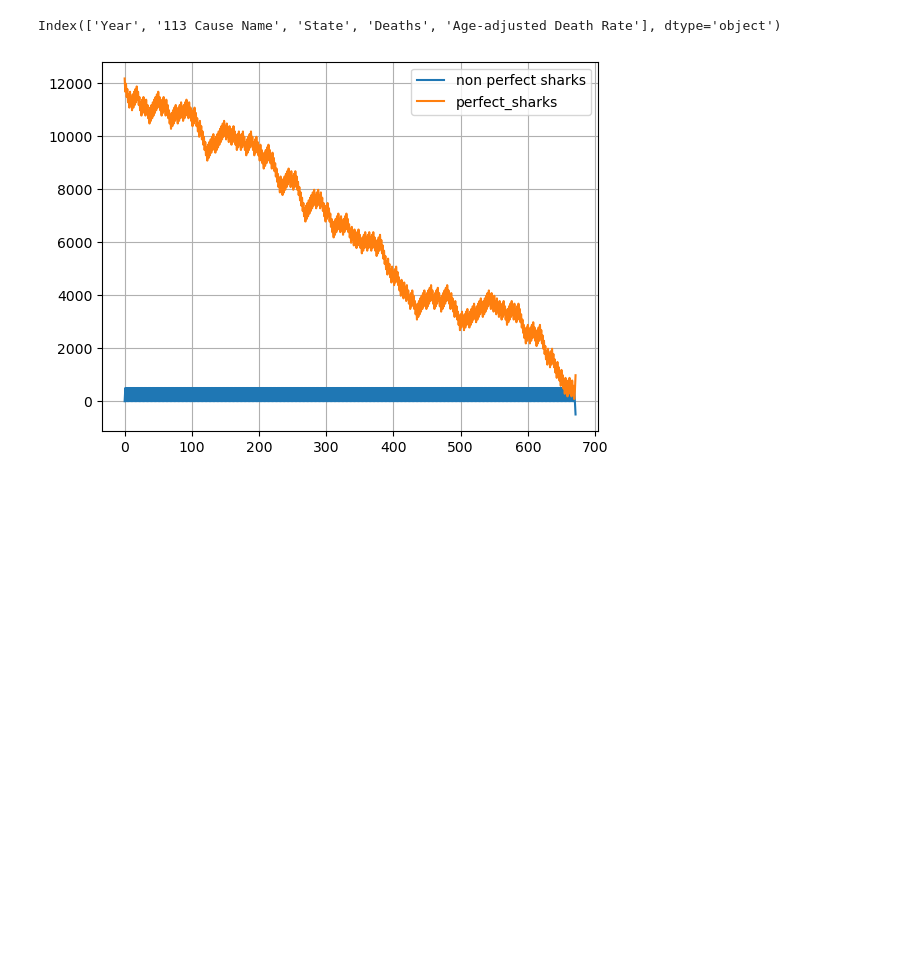
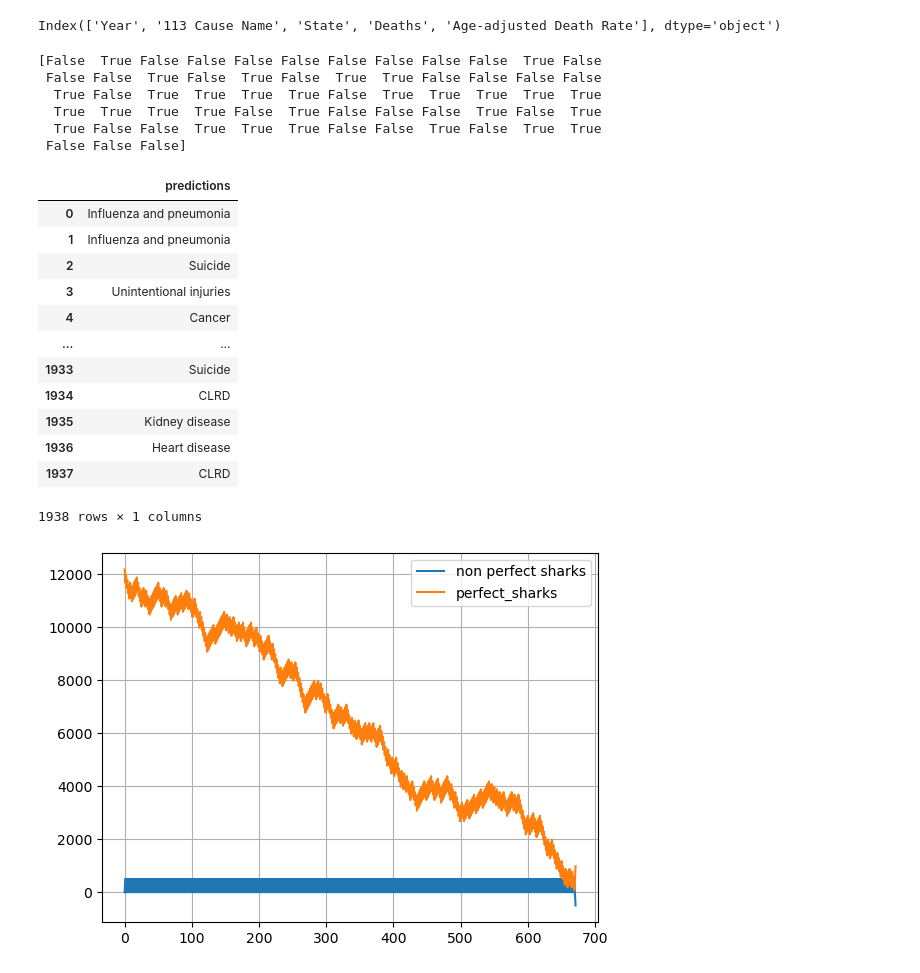
Before and after one commit to tcarr032/ML-dataset-projects, a Jupyter notebook: leading cause of death dataset/death_ml.ipynb, the cells around one changed output. Saved outputs shown, nothing was run; the diff lists cells and outputs as text; code cells hidden in the pictures; blank space fills up the shorter version.

Commit message:
Linear Regress 100% need further examining

```diff
--- a/leading cause of death dataset/death_ml.ipynb
+++ b/leading cause of death dataset/death_ml.ipynb
@@ -196,6 +196,36 @@ ct = ColumnTransformer(
 
 X_train_preprocessed = ct.fit_transform(X_train)
 X_test_preprocessed = ct.transform(X_test)
+# %%
+from sklearn.linear_model import LogisticRegression
+log_reg = LogisticRegression(C=0.1)
+log_reg.fit(X_train_preprocessed, y_train)
+y_pred= log_reg.predict(X_test_preprocessed)
+# %% [output]
+[False  True False False False False False False False False  True False
+ False False  True False  True False  True  True False False False False
+  True False  True  True  True  True False  True  True  True  True  True
+  True  True  True  True False  True False False False  True False  True
+  True False False  True  True  True False False  True False  True  True
+ False False False]
+# %%
+df = pd.DataFrame(y_pred)
+df.columns = ['predictions']
+df
+# %% [output]
+|  | predictions |
+| 0 | Influenza and pneumonia |
+| 1 | Influenza and pneumonia |
+| 2 | Suicide |
+| 3 | Unintentional injuries |
+| 4 | Cancer |
+| ... | ... |
+| 1933 | Suicide |
+| 1934 | CLRD |
+| 1935 | Kidney disease |
+| 1936 | Heart disease |
+| 1937 | CLRD |
+1938 rows × 1 columns
 # %%
 from random import random
 non_perfect_sharks = [0]
```
Also changed, not shown: 1 other file.
